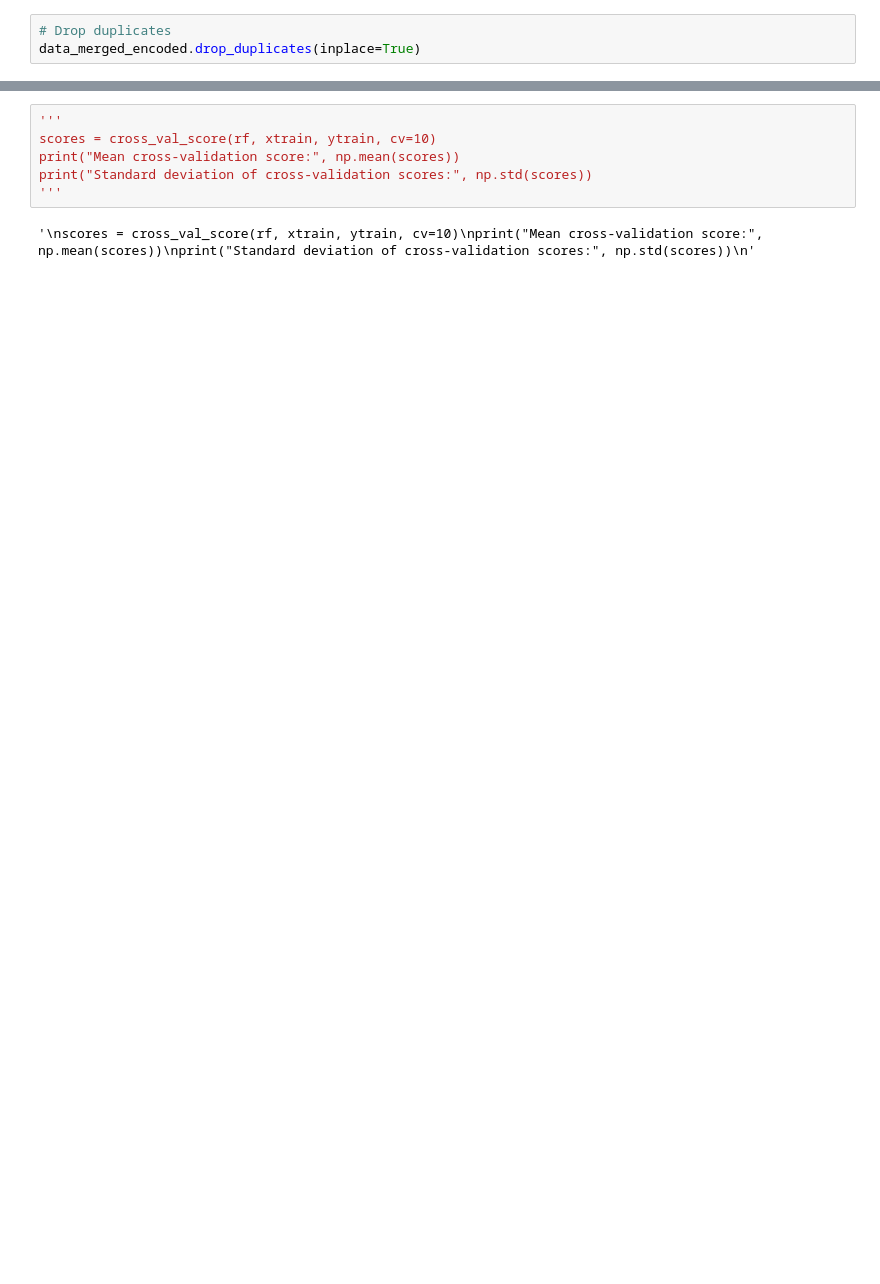
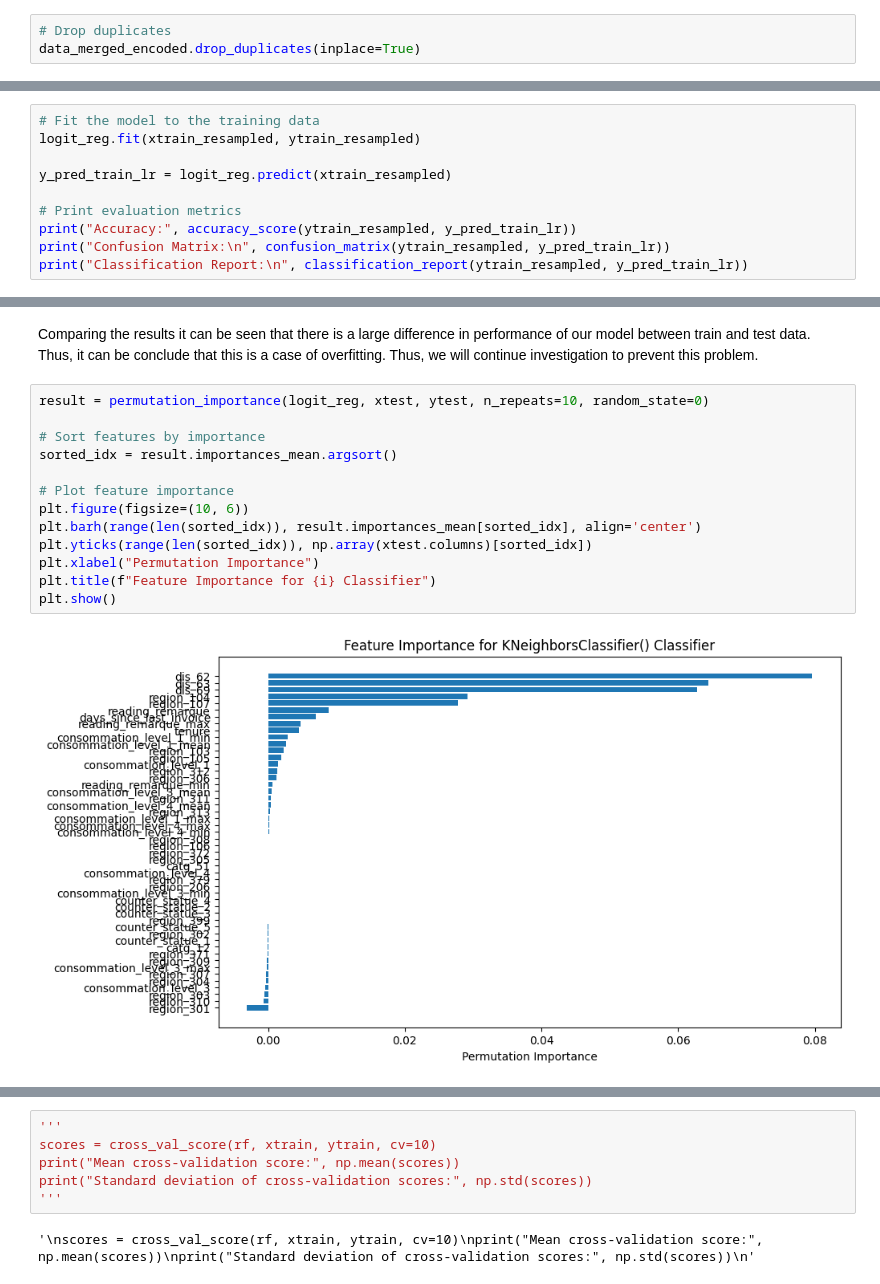
Before and after one commit to xavierach/IT1244-Project, a Jupyter notebook: code.ipynb, the cells around one changed output, grey strips where cells are left out. Drawn from its saved outputs; the diff is of its cells as text; blank space fills up the shorter version.

```diff
--- a/code.ipynb
+++ b/code.ipynb
@@ -706,0 +716,10 @@ plt.show()
+# %%
+# Fit the model to the training data
+logit_reg.fit(xtrain_resampled, ytrain_resampled)
+
+y_pred_train_lr = logit_reg.predict(xtrain_resampled)
+
+# Print evaluation metrics
+print("Accuracy:", accuracy_score(ytrain_resampled, y_pred_train_lr))
+print("Confusion Matrix:\n", confusion_matrix(ytrain_resampled, y_pred_train_lr))
+print("Classification Report:\n", classification_report(ytrain_resampled, y_pred_train_lr))
@@ -706,0 +796,17 @@ plt.show()
+# %% [markdown]
+Comparing the results it can be seen that there is a large difference in performance of our model between train and test data. Thus, it can be conclude that this is a case of overfitting. Thus, we will continue investigation to prevent this problem.
+# %%
+result = permutation_importance(logit_reg, xtest, ytest, n_repeats=10, random_state=0)
+
+# Sort features by importance
+sorted_idx = result.importances_mean.argsort()
+
+# Plot feature importance
+plt.figure(figsize=(10, 6))
+plt.barh(range(len(sorted_idx)), result.importances_mean[sorted_idx], align='center')
+plt.yticks(range(len(sorted_idx)), np.array(xtest.columns)[sorted_idx])
+plt.xlabel("Permutation Importance")
+plt.title(f"Feature Importance for {i} Classifier")
+plt.show()
+# %% [output]
+[figure, added]
```
Also changed, not shown: parts of 32 cells of this notebook.
